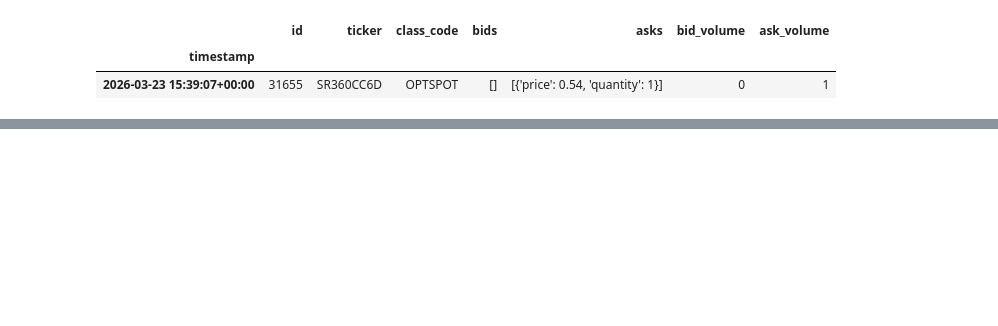
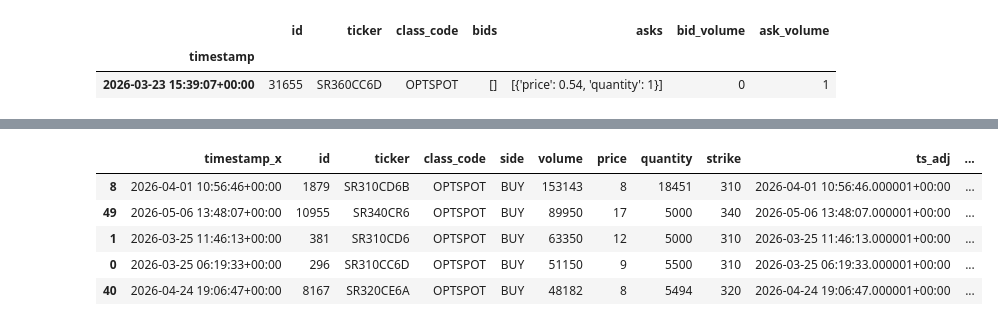
Before and after one commit to SigmaFlowX/Sber-Moex-Options, a Jupyter notebook: notebooks/large_orders_analysis.ipynb, the cells around one changed output, grey strips where cells are left out. Cells and saved outputs as stored; diff of their text form; code cells hidden in the pictures; blank space fills up the shorter version.

```diff
--- a/notebooks/large_orders_analysis.ipynb
+++ b/notebooks/large_orders_analysis.ipynb
@@ -81,3 +83,21 @@ orderbooks_df.head(1)
 |  | id | ticker | class_code | bids | asks | bid_volume | ask_volume | best_bid | best_ask | mid |
 | timestamp |  |  |  |  |  |  |  |  |  |  |
 | 2026-03-23 15:39:07+00:00 | 31655 | SR360CC6D | OPTSPOT | [] | [{'price': 0.54, 'quantity': 1}] | 0 | 1 | NaN | 0.54 | NaN |
+# %%
+large_buy_orders['ts_adj'] = large_buy_orders.index + pd.Timedelta(microseconds=1)
+df = pd.merge_asof(
+    large_buy_orders.reset_index().sort_values('ts_adj'),
+    orderbooks_df[['ticker', 'best_bid', 'best_ask', 'mid']].reset_index(),
+    left_on='ts_adj',
+    right_on = 'timestamp',
+    by='ticker',
+    direction='forward')
+
+df.sort_values("volume", ascending=False).head()
+# %% [output]
+|  | timestamp_x | id | ticker | class_code | side | volume | price | quantity | strike | ts_adj | ... |
+| 8 | 2026-04-01 10:56:46+00:00 | 1879 | SR310CD6B | OPTSPOT | BUY | 153143 | 8 | 18451 | 310 | 2026-04-01 10:56:46.000001+00:00 | ... |
+| 49 | 2026-05-06 13:48:07+00:00 | 10955 | SR340CR6 | OPTSPOT | BUY | 89950 | 17 | 5000 | 340 | 2026-05-06 13:48:07.000001+00:00 | ... |
+| 1 | 2026-03-25 11:46:13+00:00 | 381 | SR310CD6 | OPTSPOT | BUY | 63350 | 12 | 5000 | 310 | 2026-03-25 11:46:13.000001+00:00 | ... |
+| 0 | 2026-03-25 06:19:33+00:00 | 296 | SR310CC6D | OPTSPOT | BUY | 51150 | 9 | 5500 | 310 | 2026-03-25 06:19:33.000001+00:00 | ... |
+| 40 | 2026-04-24 19:06:47+00:00 | 8167 | SR320CE6A | OPTSPOT | BUY | 48182 | 8 | 5494 | 320 | 2026-04-24 19:06:47.000001+00:00 | ... |
```
Also changed, not shown: parts of 2 cells of this notebook.
